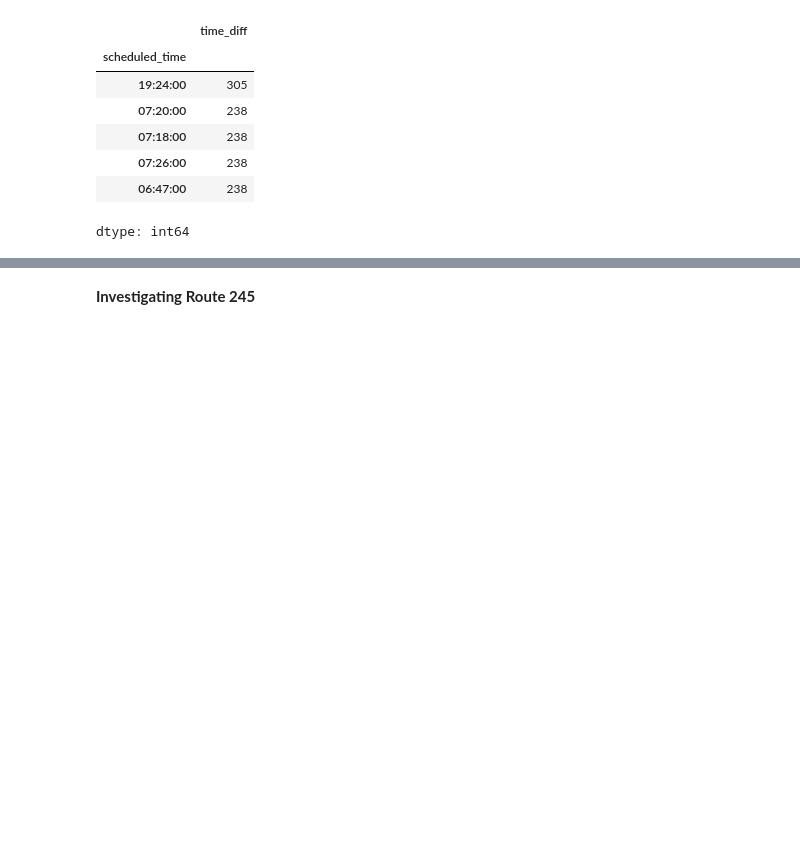
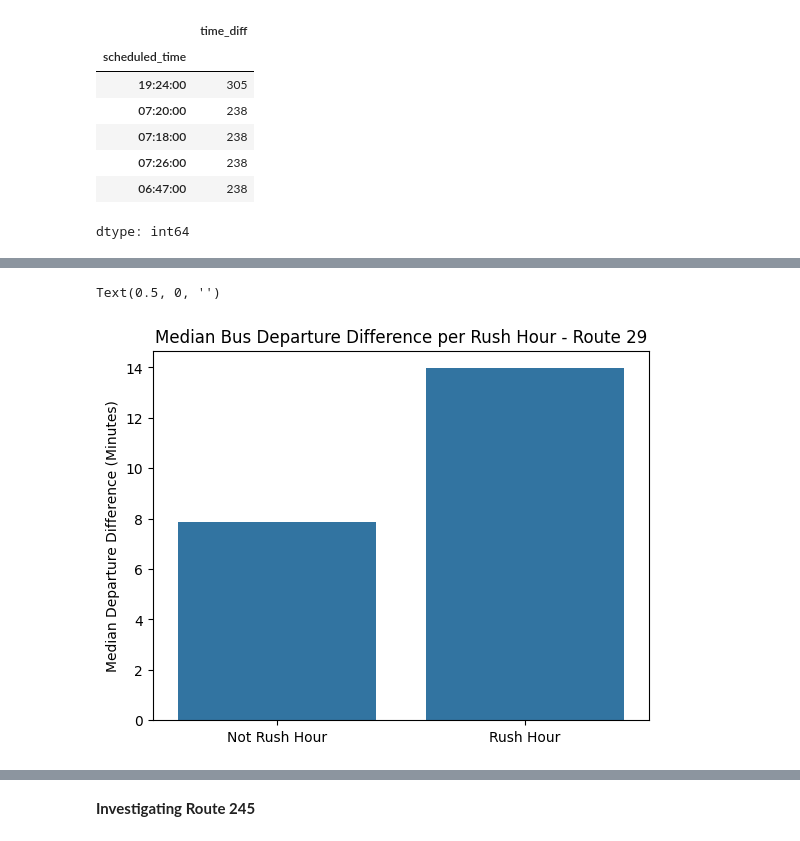
Before and after one commit to kevin-r-murphy/BA888-MBTA, a Jupyter notebook: MBTA_Bus_29&245.ipynb, the cells around one changed output, grey strips where cells are left out. Drawn from its saved outputs; the diff is of its cells as text; code cells hidden in the pictures; blank space fills up the shorter version.

```diff
--- a/MBTA_Bus_29&245.ipynb
+++ b/MBTA_Bus_29&245.ipynb
@@ -812,0 +485,13 @@ Text(0.5, 0, 'Hour')
+# %%
+
+rush_hour = (16,17,18)
+bus_29['rush_hour'] = bus_29['hour'].apply(lambda x: 1 if x in rush_hour else 0)
+rush_hour_29 = bus_29.groupby('rush_hour')['time_diff'].median().reset_index()
+rush_hour_29['rush_hour']=rush_hour_29['rush_hour'].map({0: 'Not Rush Hour', 1: 'Rush Hour'})
+sns.barplot(data = rush_hour_29, x = 'rush_hour', y = 'time_diff')
+plt.title('Median Bus Departure Difference per Rush Hour - Route 29')
+plt.ylabel('Median Departure Difference (Minutes)')
+plt.xlabel('')
+# %% [output]
+Text(0.5, 0, '')
+[figure, added]
```
Also changed, not shown: parts of 45 cells of this notebook.
